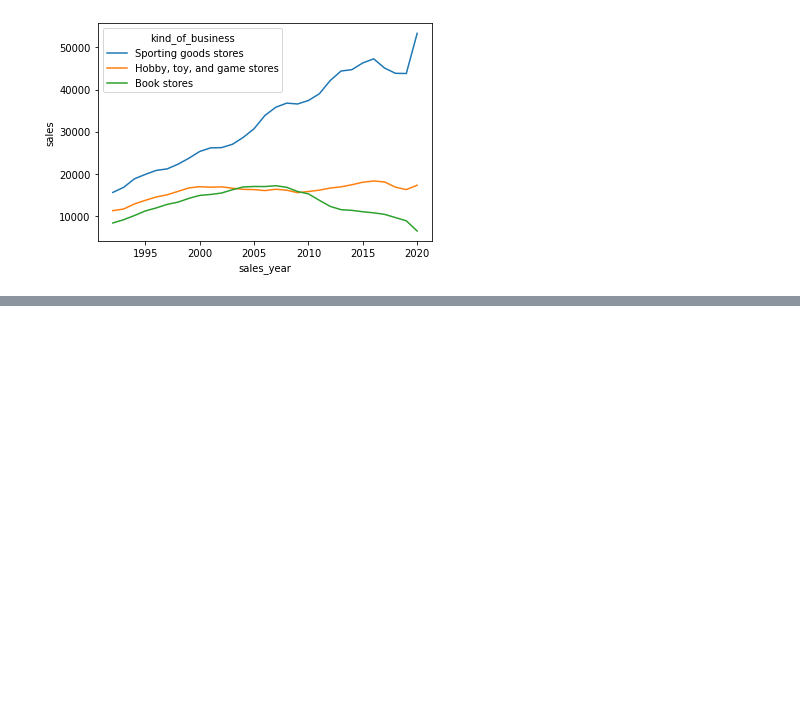
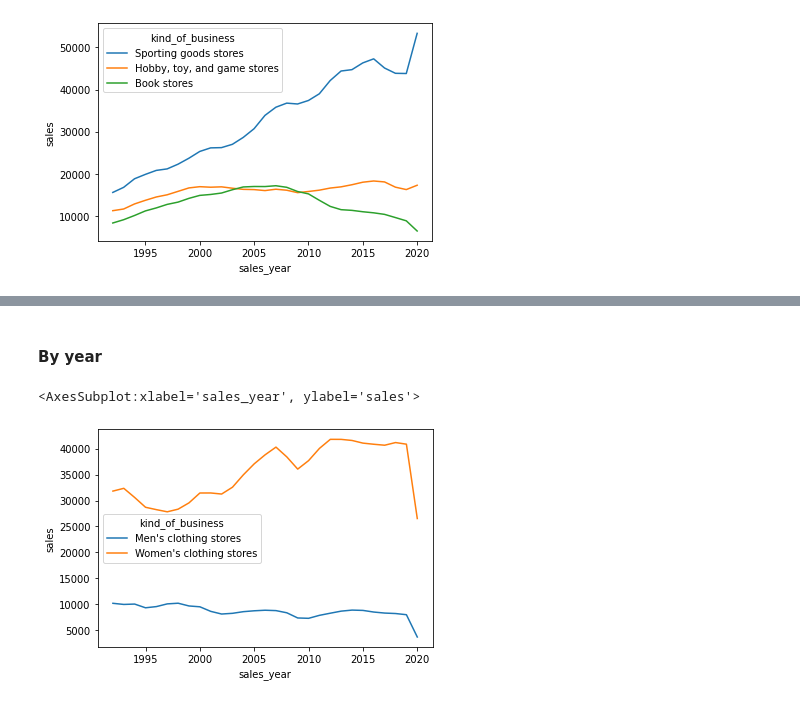
Before and after one commit to antiny/dbt-analysis, a Jupyter notebook: notebooks/ch03_time_series/simple_query.ipynb, the cells around one changed output, grey strips where cells are left out. Drawn from its saved outputs; the diff is of its cells as text; code cells hidden in the pictures; blank space fills up the shorter version.

```diff
--- a/notebooks/ch03_time_series/simple_query.ipynb
+++ b/notebooks/ch03_time_series/simple_query.ipynb
@@ -85,0 +115,27 @@ sns.lineplot(data=df, x="sales_year", y="sales", hue='kind_of_business')
+# %% [markdown]
+#### By year
+# %%
+query = '''
+select
+    date_part('year', sales_month) as sales_year,
+    kind_of_business,
+    sum(sales) as sales
+
+from
+    ANALYTICS.DEMO.us_retail_sales
+
+where
+    kind_of_business in (
+        'Men''s clothing stores',
+        'Women''s clothing stores'
+    )
+
+group by
+    1, 2
+'''
+
+df = pd.read_sql(query, connection)
+sns.lineplot(data=df, x="sales_year", y="sales", hue='kind_of_business')
+# %% [output]
+<AxesSubplot:xlabel='sales_year', ylabel='sales'>
+[figure, added]
```
Also changed, not shown: parts of 16 cells of this notebook.
